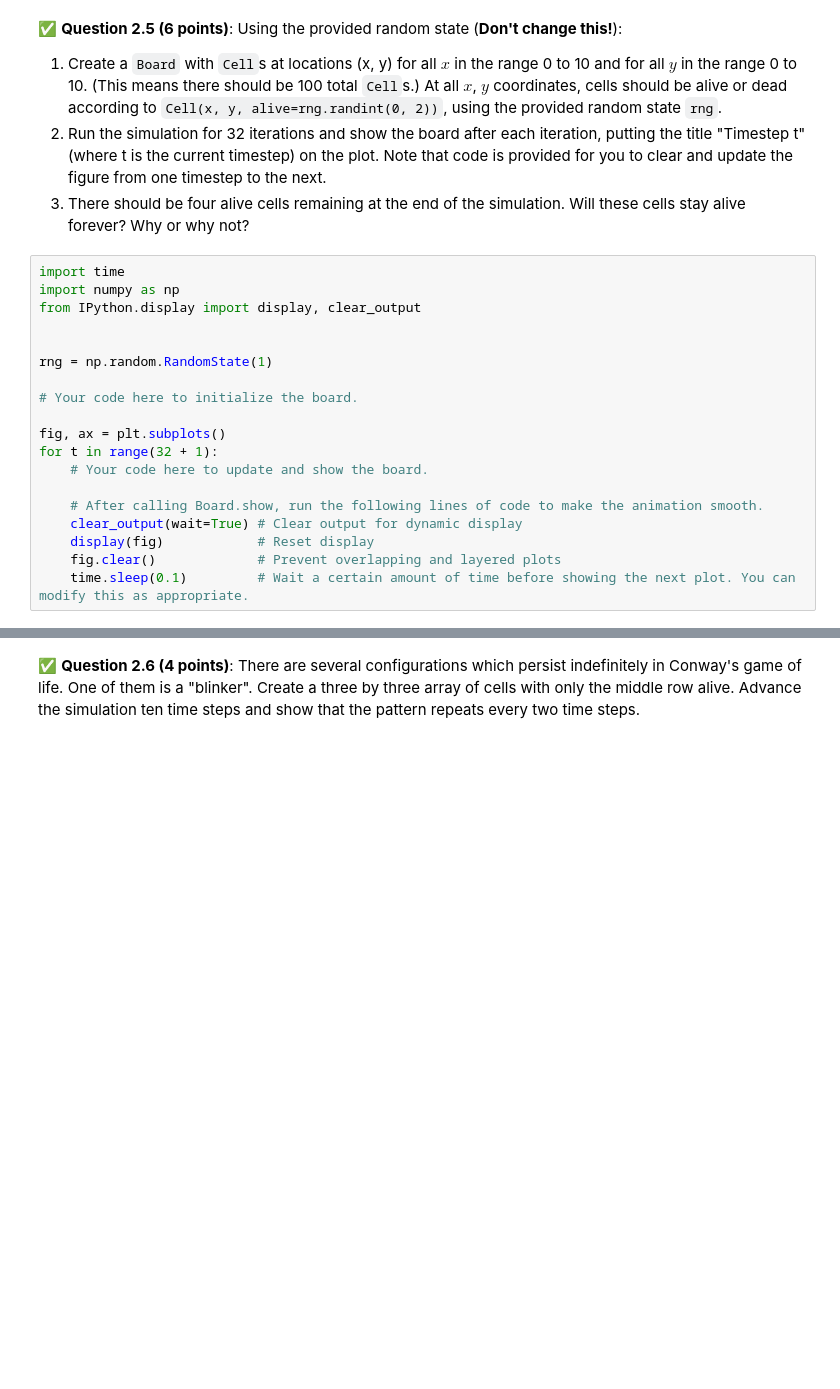
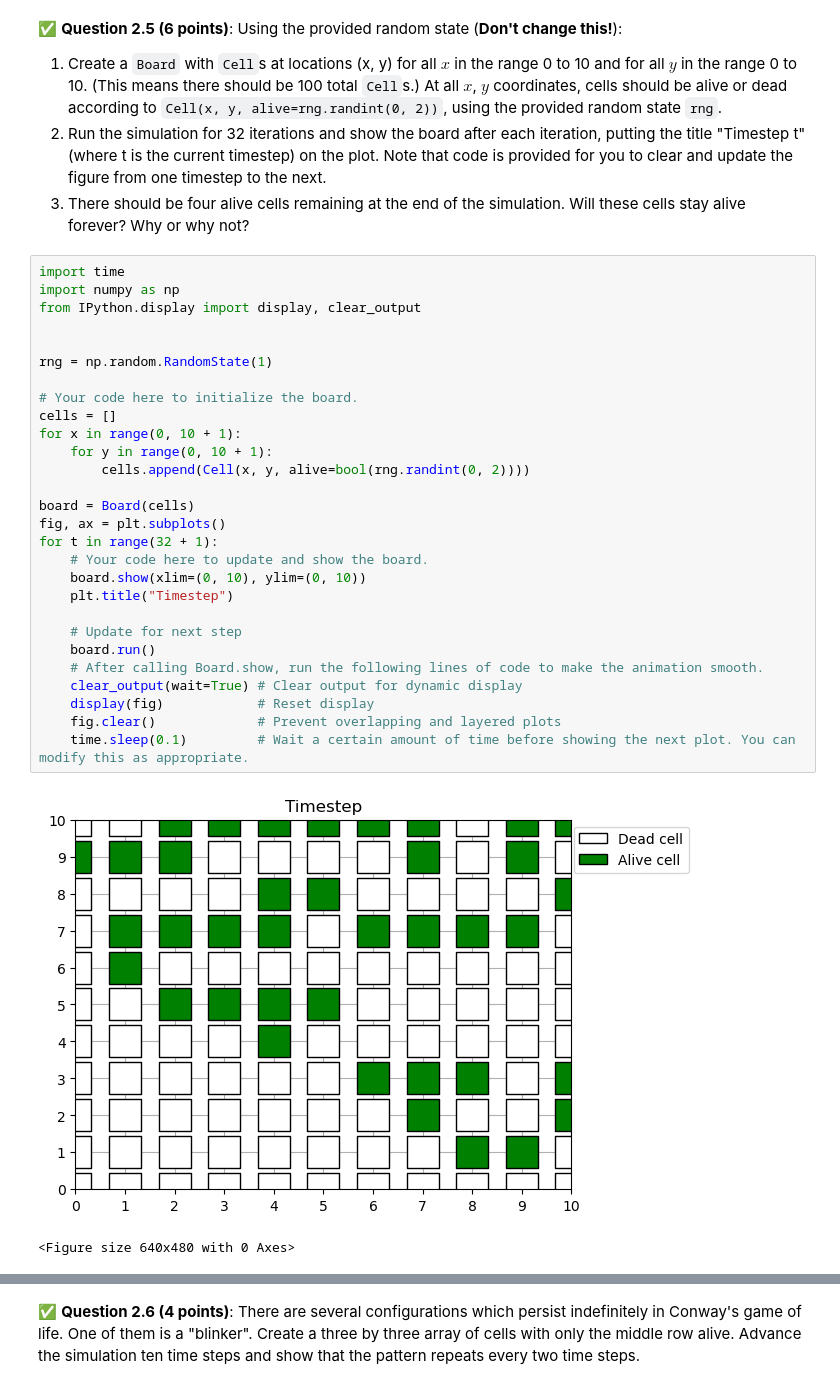
Before and after one commit to tatiannaj005/CMSE202-f25-turnin, a Jupyter notebook: hw-02/HW-02_ABMandGraphTheory-STUDENT.ipynb, the cells around one changed output, grey strips where cells are left out. Drawn from its saved outputs; the diff is of its cells as text; blank space fills up the shorter version.

```diff
--- a/hw-02/HW-02_ABMandGraphTheory-STUDENT.ipynb
+++ b/hw-02/HW-02_ABMandGraphTheory-STUDENT.ipynb
@@ -313,19 +353,31 @@ class Board:
 # %%
 import time
 import numpy as np
 from IPython.display import display, clear_output
 
 
 rng = np.random.RandomState(1)
 
 # Your code here to initialize the board.
+cells = []
+for x in range(0, 10 + 1):
+    for y in range(0, 10 + 1):
+        cells.append(Cell(x, y, alive=bool(rng.randint(0, 2))))
 
+board = Board(cells)
 fig, ax = plt.subplots()
 for t in range(32 + 1):
     # Your code here to update and show the board.
+    board.show(xlim=(0, 10), ylim=(0, 10))
+    plt.title("Timestep")
 
+    # Update for next step
+    board.run()
     # After calling Board.show, run the following lines of code to make the animation smooth.
     clear_output(wait=True) # Clear output for dynamic display
     display(fig)            # Reset display
     fig.clear()             # Prevent overlapping and layered plots
     time.sleep(0.1)         # Wait a certain amount of time before showing the next plot. You can modify this as appropriate.
+# %% [output]
+[figure, added]
+<Figure size 640x480 with 0 Axes>
```
Also changed, not shown: parts of 15 cells of this notebook.
